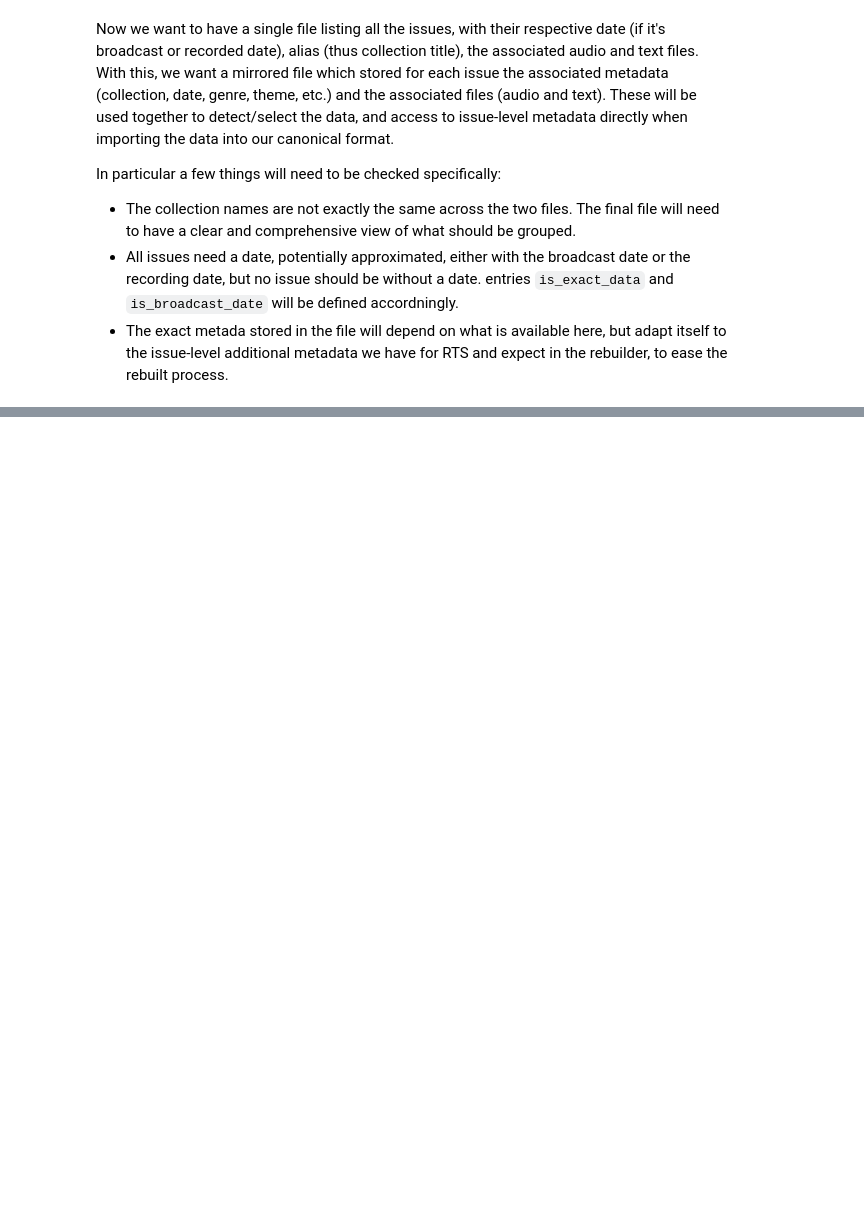
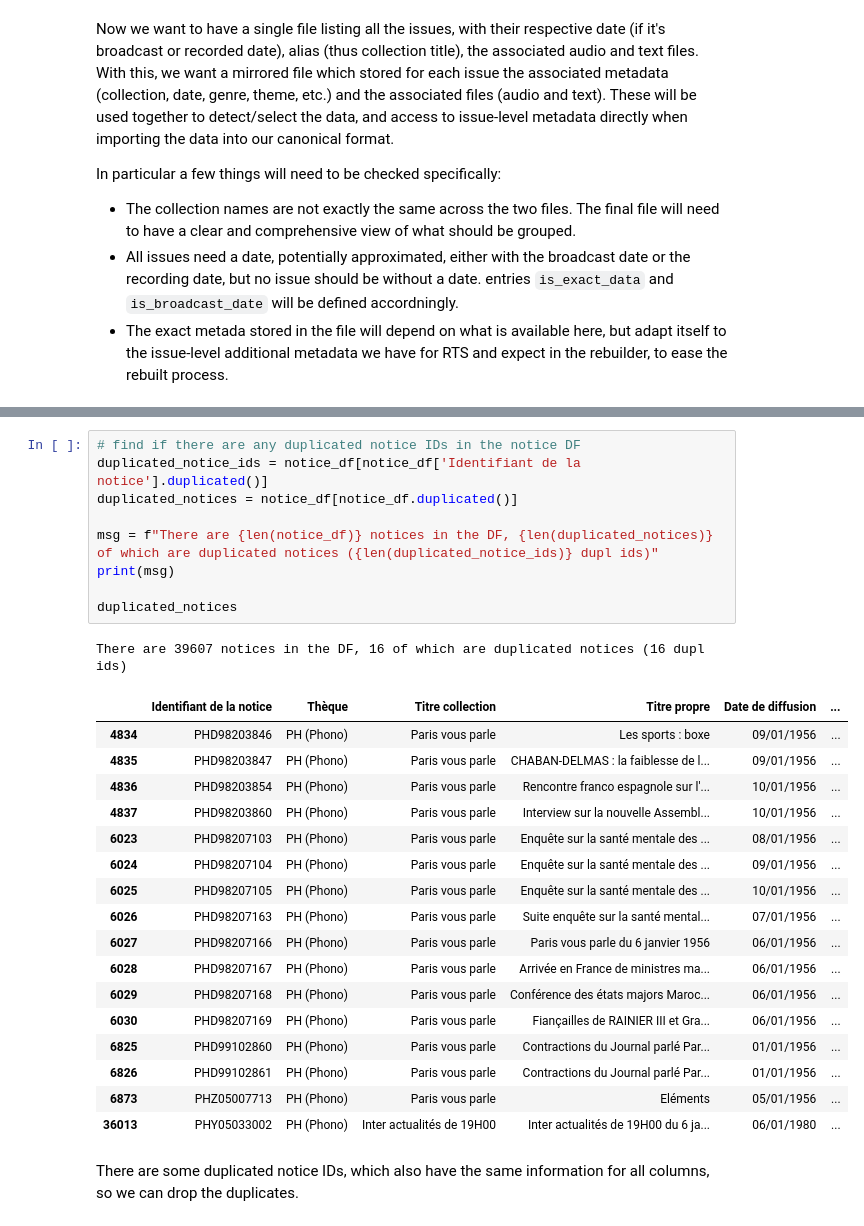
Before and after one commit to impresso/impresso-text-acquisition, a Jupyter notebook: notebooks/ina_preprocessing.ipynb, the cells around one changed output, grey strips where cells are left out. Drawn from its saved outputs; the diff is of its cells as text; blank space fills up the shorter version.

```diff
--- a/notebooks/ina_preprocessing.ipynb
+++ b/notebooks/ina_preprocessing.ipynb
@@ -617,0 +687,30 @@ In particular a few things will need to be checked specifically:
+# %%
+# find if there are any duplicated notice IDs in the notice DF
+duplicated_notice_ids = notice_df[notice_df['Identifiant de la notice'].duplicated()]
+duplicated_notices = notice_df[notice_df.duplicated()]
+
+msg = f"There are {len(notice_df)} notices in the DF, {len(duplicated_notices)} of which are duplicated notices ({len(duplicated_notice_ids)} dupl ids)"
+print(msg)
+
+duplicated_notices
+# %% [output]
+There are 39607 notices in the DF, 16 of which are duplicated notices (16 dupl ids)
+|  | Identifiant de la notice | Thèque | Titre collection | Titre propre | Date de diffusion | ... |
+| 4834 | PHD98203846 | PH (Phono) | Paris vous parle | Les sports : boxe | 09/01/1956 | ... |
+| 4835 | PHD98203847 | PH (Phono) | Paris vous parle | CHABAN-DELMAS : la faiblesse de l... | 09/01/1956 | ... |
+| 4836 | PHD98203854 | PH (Phono) | Paris vous parle | Rencontre franco espagnole sur l'... | 10/01/1956 | ... |
+| 4837 | PHD98203860 | PH (Phono) | Paris vous parle | Interview sur la nouvelle Assembl... | 10/01/1956 | ... |
+| 6023 | PHD98207103 | PH (Phono) | Paris vous parle | Enquête sur la santé mentale des ... | 08/01/1956 | ... |
+| 6024 | PHD98207104 | PH (Phono) | Paris vous parle | Enquête sur la santé mentale des ... | 09/01/1956 | ... |
+| 6025 | PHD98207105 | PH (Phono) | Paris vous parle | Enquête sur la santé mentale des ... | 10/01/1956 | ... |
+| 6026 | PHD98207163 | PH (Phono) | Paris vous parle | Suite enquête sur la santé mental... | 07/01/1956 | ... |
+| 6027 | PHD98207166 | PH (Phono) | Paris vous parle | Paris vous parle du 6 janvier 1956 | 06/01/1956 | ... |
+| 6028 | PHD98207167 | PH (Phono) | Paris vous parle | Arrivée en France de ministres ma... | 06/01/1956 | ... |
+| 6029 | PHD98207168 | PH (Phono) | Paris vous parle | Conférence des états majors Maroc... | 06/01/1956 | ... |
+| 6030 | PHD98207169 | PH (Phono) | Paris vous parle | Fiançailles de RAINIER III et Gra... | 06/01/1956 | ... |
+| 6825 | PHD99102860 | PH (Phono) | Paris vous parle | Contractions du Journal parlé Par... | 01/01/1956 | ... |
+| 6826 | PHD99102861 | PH (Phono) | Paris vous parle | Contractions du Journal parlé Par... | 01/01/1956 | ... |
+| 6873 | PHZ05007713 | PH (Phono) | Paris vous parle | Eléments | 05/01/1956 | ... |
+| 36013 | PHY05033002 | PH (Phono) | Inter actualités de 19H00 | Inter actualités de 19H00 du 6 ja... | 06/01/1980 | ... |
+# %% [markdown]
+There are some duplicated notice IDs, which also have the same information for all columns, so we can drop the duplicates.
```
Also changed, not shown: parts of 28 cells of this notebook.
